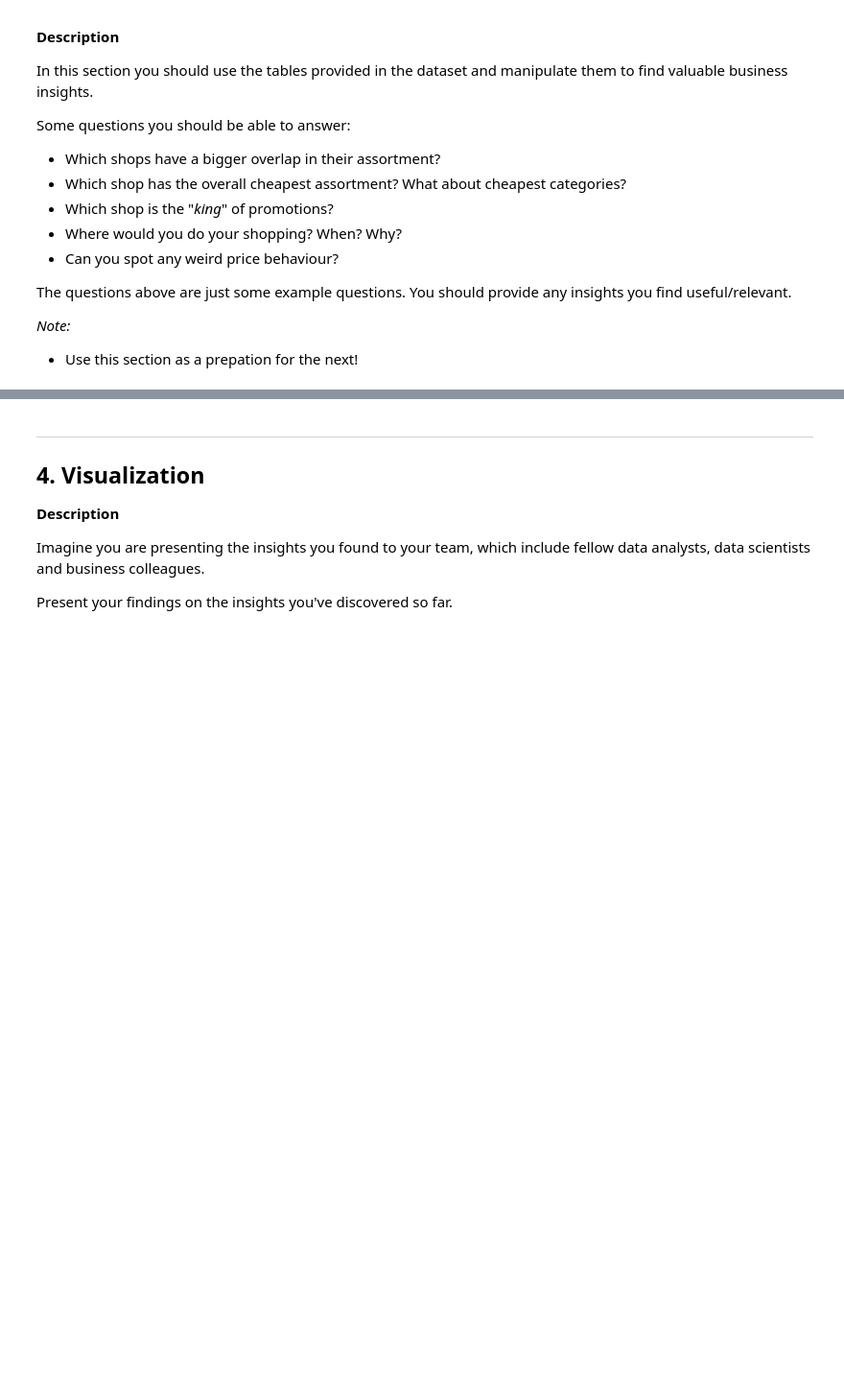
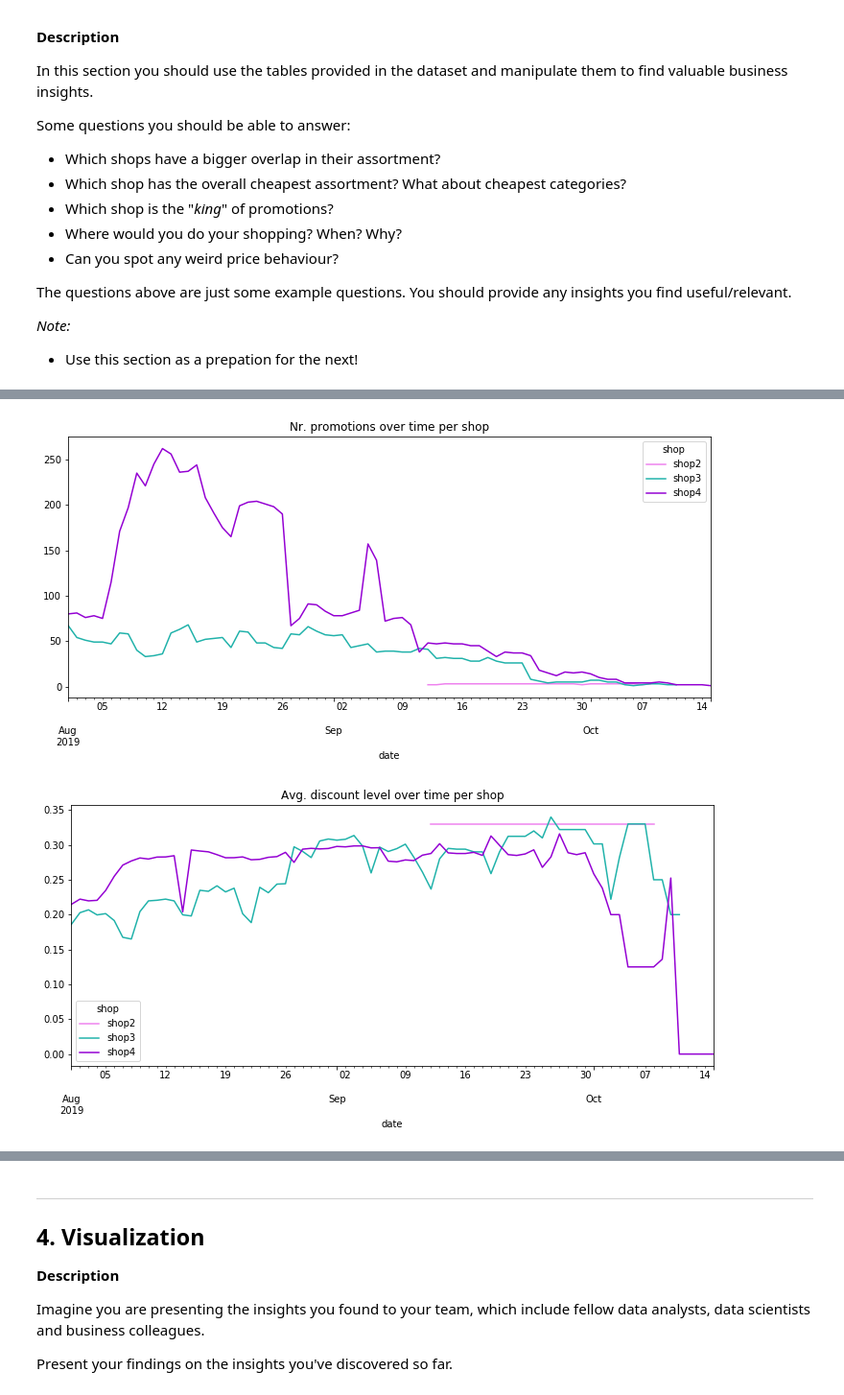
Before and after one commit to sofiarvaz/da_challenge, a Jupyter notebook: da_challenge.ipynb, the cells around one changed output, grey strips where cells are left out. Shown at 96% size. Drawn from its saved outputs; the diff is of its cells as text; code cells hidden in the pictures; blank space fills up the shorter version.

```diff
--- a/da_challenge.ipynb
+++ b/da_challenge.ipynb
@@ -628,0 +834,22 @@ _Note:_
+# %%
+## Create new table to study the number of promotions per shop:
+shop_promotions_tab = promo_tab.copy()
+
+## Change "date" type:
+shop_promotions_tab['date'] = pd.to_datetime(shop_promotions_tab['date']) #format='%Y/%m/%d'
+
+
+colors234 = ['violet','lightseagreen', 'darkviolet']
+
+## Plot number of promotions per shop over time:
+fig_nr_promotions, ax = plt.subplots(figsize=(12,5))
+shop_promotions_tab.groupby(['date','shop']).count()['dlevel'].unstack().plot(ax=ax, alpha=1, title='Nr. promotions over time per shop', color=colors234)
+plt.show()
+
+## Plot average discount level per shop over time:
+fig_avgdlevel_promotions, ax = plt.subplots(figsize=(12,5))
+shop_promotions_tab.groupby(['date','shop']).mean()['dlevel'].unstack().plot(ax=ax, alpha=1, title='Avg. discount level over time per shop', color=colors234)
+plt.show()
+# %% [output]
+[figure, added]
+[figure, added]
```
Also changed, not shown: parts of 27 cells of this notebook.
